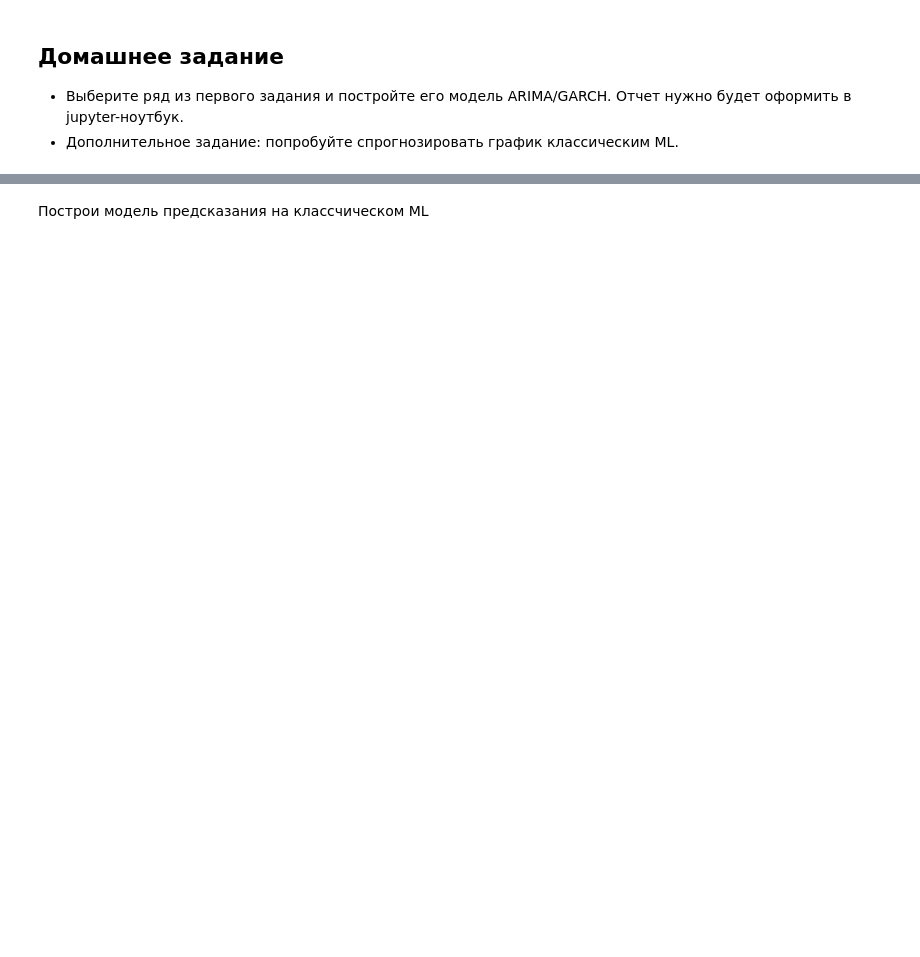
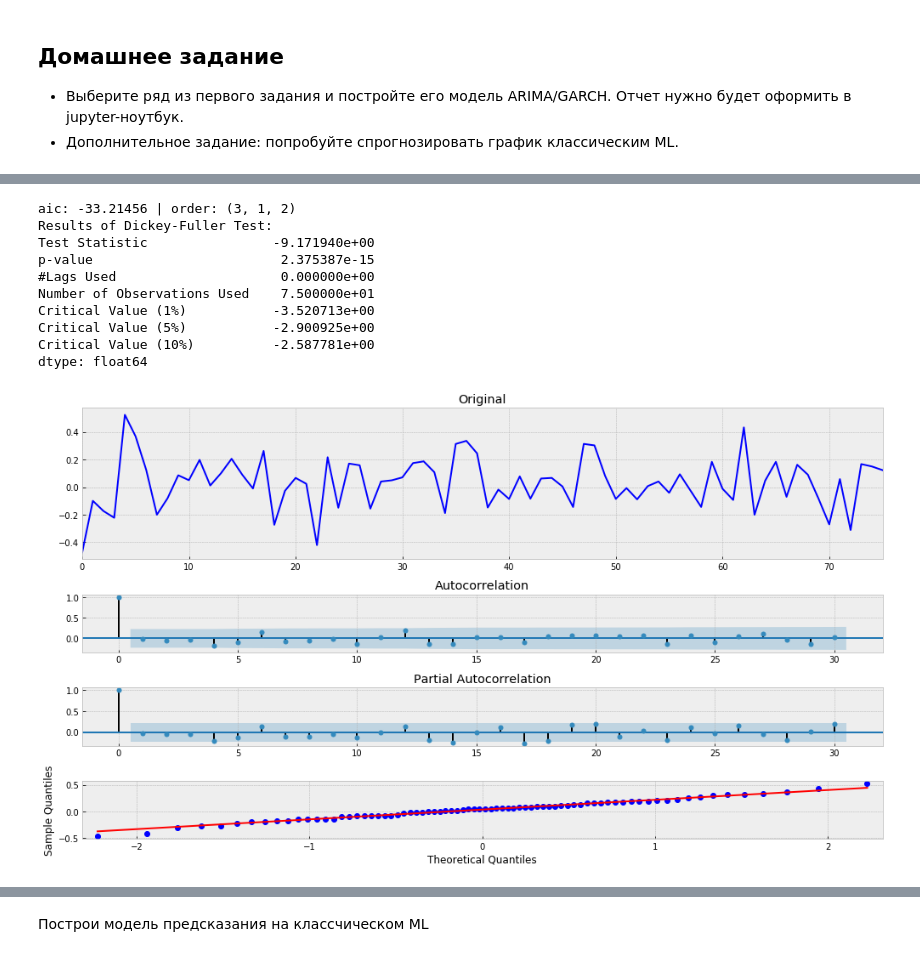
Before and after one commit to jurist77/netology_pyda, a Jupyter notebook: series_3.ipynb, the cells around one changed output, grey strips where cells are left out. Drawn from its saved outputs; the diff is of its cells as text; code cells hidden in the pictures; blank space fills up the shorter version.

```diff
--- a/series_3.ipynb
+++ b/series_3.ipynb
@@ -64,30 +66,42 @@ series = boxcox(series, 0)
 # %%
 # функция подбирает оптимальные значения p,d,q для модели ARIMA, по критерию Акаике
 
 # по дефолту определяются параметры: акаике, параметры p,d,q, модель ARIAM
 best_aic = np.inf
 best_order = None
 best_mdl = None
 
 # цикл перебирает параметры p,d,q, которые руками задаются в range каждого цикла
-for i in range(15):
-    for d in range(5):
-        for j in range(15):
+for i in range(7):
+    for d in range(3):
+        for j in range(7):
             try:
                 tmp_mdl = smt.ARIMA(series, order=(i,d,j)).fit(method='mle', trend='nc')
                 tmp_aic = tmp_mdl.aic
                 # если критерий акаике наименьший, по нему фиксируются параметры p,d,q и строится модель
                 if tmp_aic < best_aic:
                     best_aic = tmp_aic
                     best_order = (i, d, j)
                     best_mdl = tmp_mdl
             except: continue
 
 
 print('aic: {:6.5f} | order: {}'.format(best_aic, best_order))
 
 
 tsplot(best_mdl.resid, lags=30)
+# %% [output]
+aic: -33.21456 | order: (3, 1, 2)
+Results of Dickey-Fuller Test:
+Test Statistic                -9.171940e+00
+p-value                        2.375387e-15
+#Lags Used                     0.000000e+00
+Number of Observations Used    7.500000e+01
+Critical Value (1%)           -3.520713e+00
+Critical Value (5%)           -2.900925e+00
+Critical Value (10%)          -2.587781e+00
+dtype: float64
+[figure, added]
 # %%
 fig, ax = plt.subplots(figsize=(12, 8))
 plt.style.use('seaborn-darkgrid')
```
Also changed, not shown: parts of 16 cells of this notebook.
